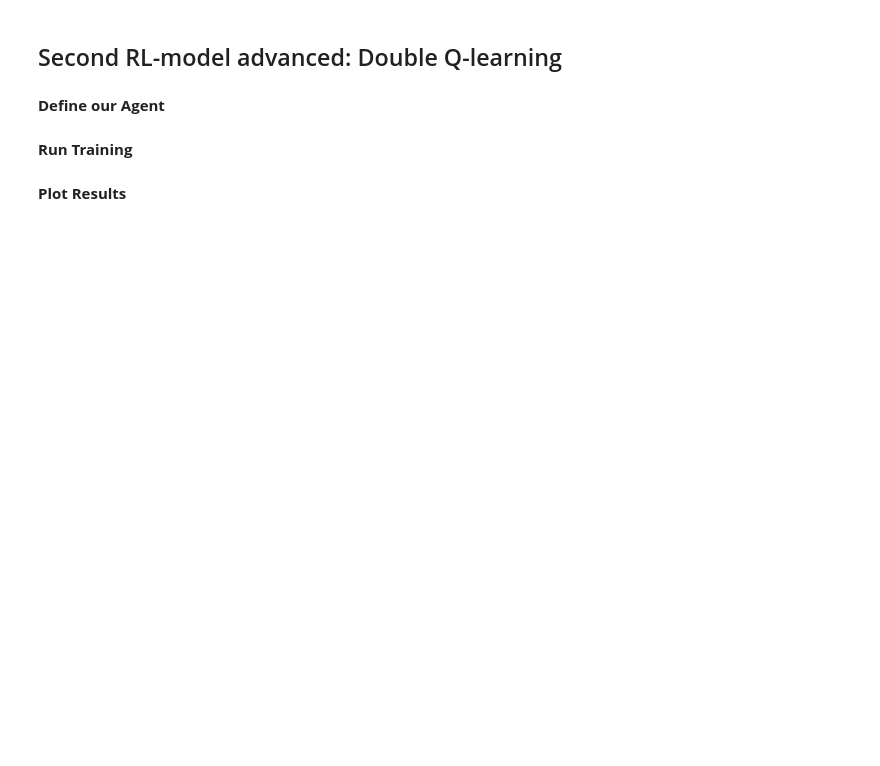
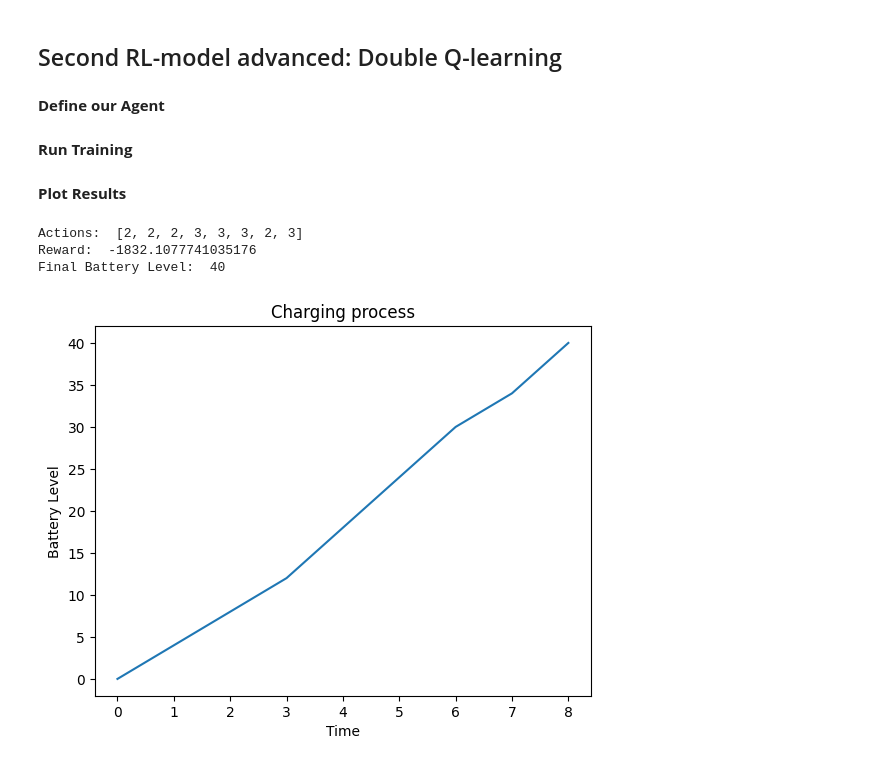
Before and after one commit to Hannah2800/AAA_2023_AdvancedPythonPandas, a Jupyter notebook: Task 5 - RL/Task 5 - RL 2 - Q Learning.ipynb, the cells around one changed output. Saved outputs shown, nothing was run; the diff lists cells and outputs as text; code cells hidden in the pictures; blank space fills up the shorter version.

```diff
--- a/Task 5 - RL/Task 5 - RL 2 - Q Learning.ipynb
+++ b/Task 5 - RL/Task 5 - RL 2 - Q Learning.ipynb
@@ -230,6 +241,17 @@ doubleq_agent = DoubleQAgent(
 run_q_learning(env, doubleq_agent, n_episodes)
 # %% [markdown]
 **Plot Results**
+# %%
+actions, battery_levels, score = reinforcement.run_model(env, doubleq_agent)
+print("Actions: ", actions)
+print("Reward: ", score)
+print("Final Battery Level: ", int(battery_levels[-1]))
+reinforcement.plot_model_run(battery_levels)
+# %% [output]
+Actions:  [2, 2, 2, 3, 3, 3, 2, 3]
+Reward:  -1832.1077741035176
+Final Battery Level:  40
+[figure, added]
 # %%
 # state values & policy
 value_grid, policy_grid = reinforcement.create_grids(doubleq_agent.q_values[0])
```
Also changed, not shown: parts of 5 cells of this notebook, 6 other files.
